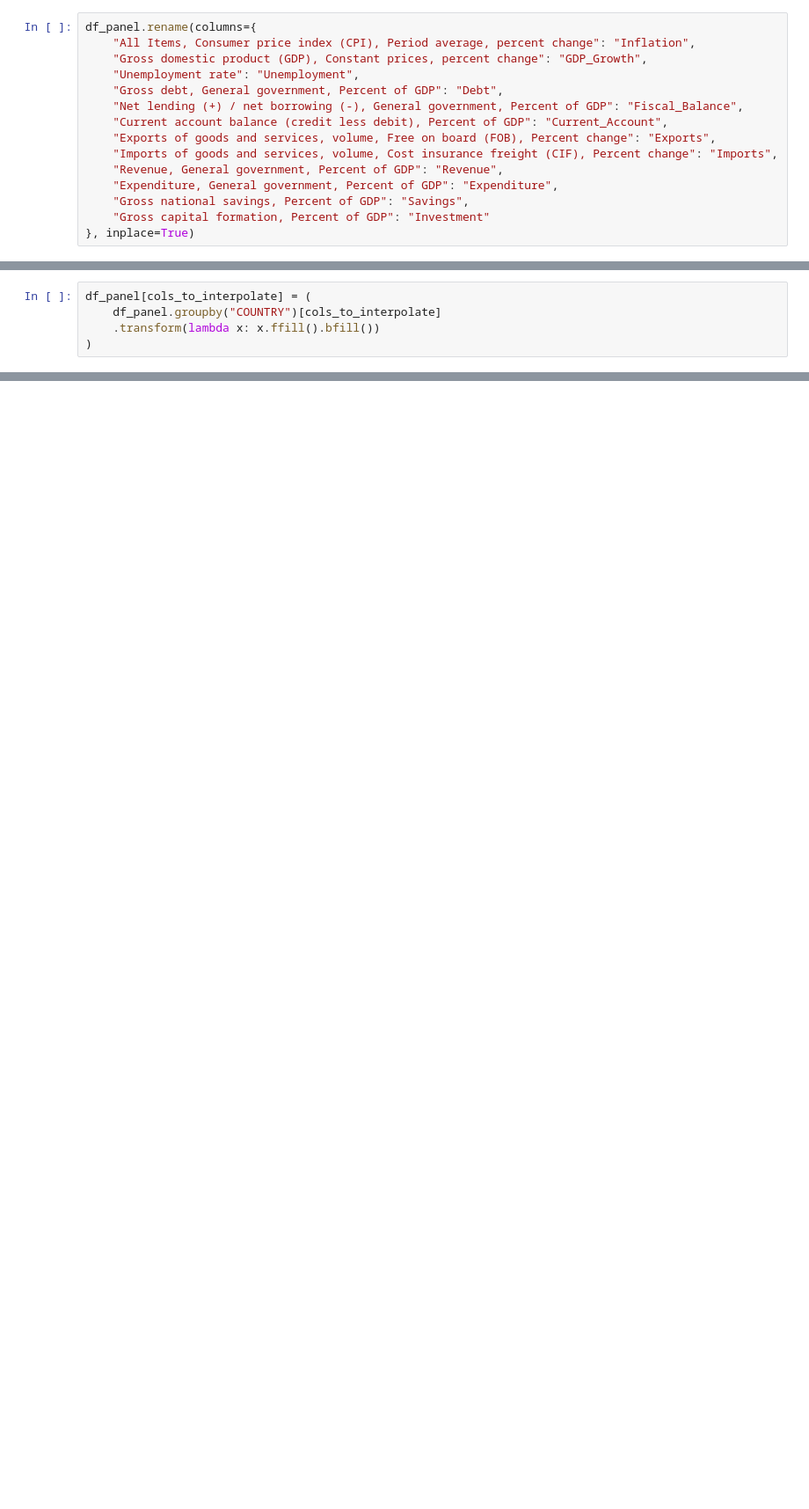
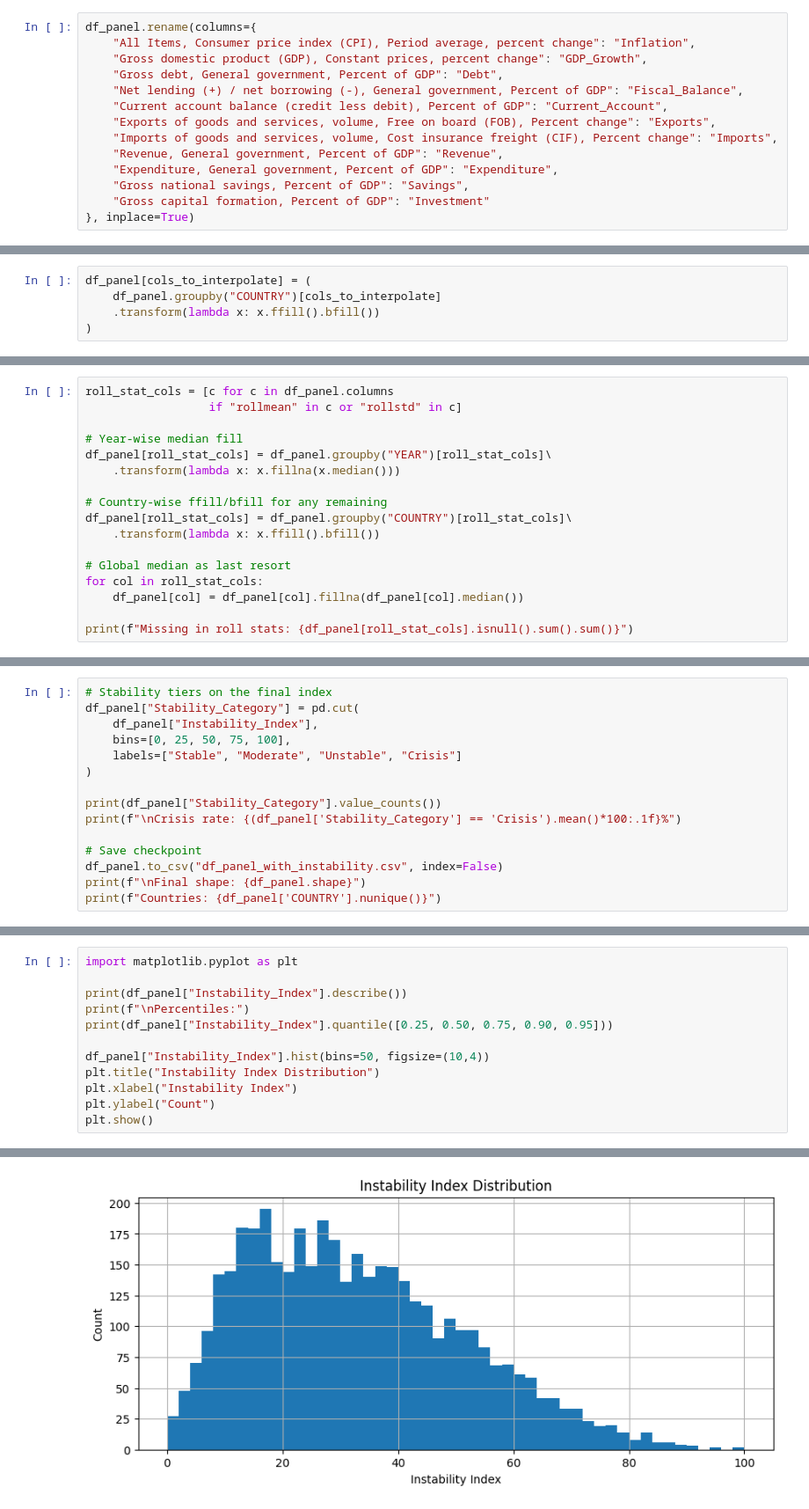
Before and after one commit to debottamc2002/Final_Project, a Jupyter notebook: Dataset/project.ipynb, the cells around one changed output, grey strips where cells are left out. Shown at 88% size. Drawn from its saved outputs; the diff is of its cells as text; blank space fills up the shorter version.

```diff
--- a/Dataset/project.ipynb
+++ b/Dataset/project.ipynb
@@ -58,7 +58,6 @@ Renaming columns
 df_panel.rename(columns={
     "All Items, Consumer price index (CPI), Period average, percent change": "Inflation",
     "Gross domestic product (GDP), Constant prices, percent change": "GDP_Growth",
-    "Unemployment rate": "Unemployment",
     "Gross debt, General government, Percent of GDP": "Debt",
     "Net lending (+) / net borrowing (-), General government, Percent of GDP": "Fiscal_Balance",
     "Current account balance (credit less debit), Percent of GDP": "Current_Account",
@@ -256,0 +625,17 @@ Length: 197, dtype: float64
+# %%
+roll_stat_cols = [c for c in df_panel.columns
+                  if "rollmean" in c or "rollstd" in c]
+
+# Year-wise median fill
+df_panel[roll_stat_cols] = df_panel.groupby("YEAR")[roll_stat_cols]\
+    .transform(lambda x: x.fillna(x.median()))
+
+# Country-wise ffill/bfill for any remaining
+df_panel[roll_stat_cols] = df_panel.groupby("COUNTRY")[roll_stat_cols]\
+    .transform(lambda x: x.ffill().bfill())
+
+# Global median as last resort
+for col in roll_stat_cols:
+    df_panel[col] = df_panel[col].fillna(df_panel[col].median())
+
+print(f"Missing in roll stats: {df_panel[roll_stat_cols].isnull().sum().sum()}")
@@ -256,0 +747,15 @@ Length: 197, dtype: float64
+# %%
+# Stability tiers on the final index
+df_panel["Stability_Category"] = pd.cut(
+    df_panel["Instability_Index"],
+    bins=[0, 25, 50, 75, 100],
+    labels=["Stable", "Moderate", "Unstable", "Crisis"]
+)
+
+print(df_panel["Stability_Category"].value_counts())
+print(f"\nCrisis rate: {(df_panel['Stability_Category'] == 'Crisis').mean()*100:.1f}%")
+
+# Save checkpoint
+df_panel.to_csv("df_panel_with_instability.csv", index=False)
+print(f"\nFinal shape: {df_panel.shape}")
+print(f"Countries: {df_panel['COUNTRY'].nunique()}")
@@ -256,0 +774,13 @@ Length: 197, dtype: float64
+# %%
+import matplotlib.pyplot as plt
+
+print(df_panel["Instability_Index"].describe())
+print(f"\nPercentiles:")
+print(df_panel["Instability_Index"].quantile([0.25, 0.50, 0.75, 0.90, 0.95]))
+
+df_panel["Instability_Index"].hist(bins=50, figsize=(10,4))
+plt.title("Instability Index Distribution")
+plt.xlabel("Instability Index")
+plt.ylabel("Count")
+plt.show()
+# %% [output]
@@ -256,0 +804 @@ Length: 197, dtype: float64
+[figure, added]
```
Also changed, not shown: parts of 51 cells of this notebook, 9 other files.
